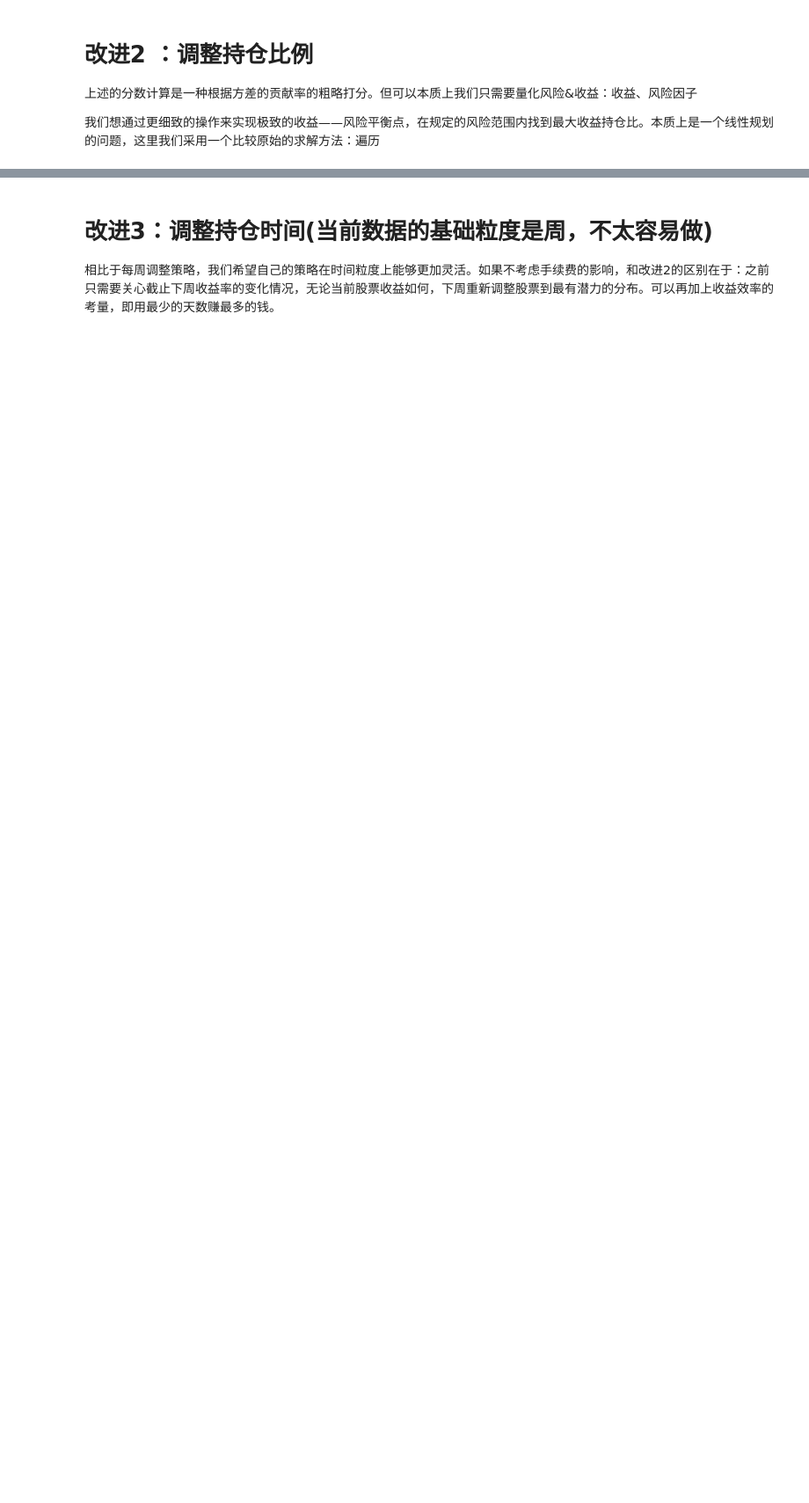
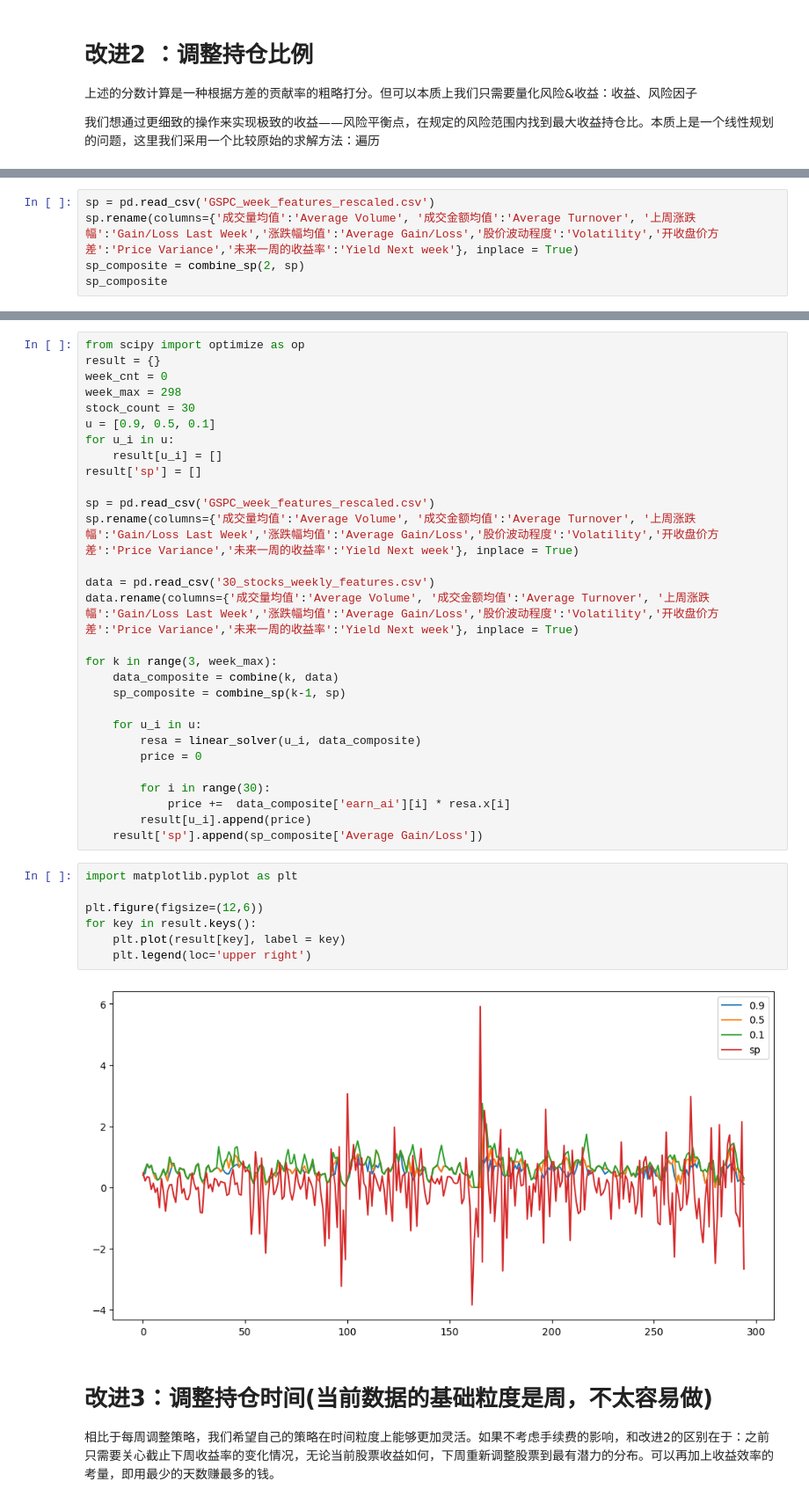
Before and after one commit to zhucebuliaole/MSBD5001_Quant, a Jupyter notebook: mini-project.ipynb, the cells around one changed output, grey strips where cells are left out. Shown at 88% size. Cells and saved outputs as stored; diff of their text form; blank space fills up the shorter version.

Commit message:
Complete improvement 2. Still need further improvement on calculation of risk/earn factors.

```diff
--- a/mini-project.ipynb
+++ b/mini-project.ipynb
@@ -224,0 +315,5 @@ data[['benifit_ei','risk_ai']]
+# %%
+sp = pd.read_csv('GSPC_week_features_rescaled.csv')
+sp.rename(columns={'成交量均值':'Average Volume', '成交金额均值':'Average Turnover', '上周涨跌幅':'Gain/Loss Last Week','涨跌幅均值':'Average Gain/Loss','股价波动程度':'Volatility','开收盘价方差':'Price Variance','未来一周的收益率':'Yield Next week'}, inplace = True)
+sp_composite = combine_sp(2, sp)
+sp_composite
@@ -225,3 +323,41 @@ data[['benifit_ei','risk_ai']]
+# %%
+from scipy import optimize as op
+result = {}
+week_cnt = 0
+week_max = 298
+stock_count = 30
+u = [0.9, 0.5, 0.1]
+for u_i in u:
+    result[u_i] = []
+result['sp'] = []
+
+sp = pd.read_csv('GSPC_week_features_rescaled.csv')
+sp.rename(columns={'成交量均值':'Average Volume', '成交金额均值':'Average Turnover', '上周涨跌幅':'Gain/Loss Last Week','涨跌幅均值':'Average Gain/Loss','股价波动程度':'Volatility','开收盘价方差':'Price Variance','未来一周的收益率':'Yield Next week'}, inplace = True)
+
+data = pd.read_csv('30_stocks_weekly_features.csv')
+data.rename(columns={'成交量均值':'Average Volume', '成交金额均值':'Average Turnover', '上周涨跌幅':'Gain/Loss Last Week','涨跌幅均值':'Average Gain/Loss','股价波动程度':'Volatility','开收盘价方差':'Price Variance','未来一周的收益率':'Yield Next week'}, inplace = True)
+
+for k in range(3, week_max):
+    data_composite = combine(k, data)
+    sp_composite = combine_sp(k-1, sp)
+
+    for u_i in u:
+        resa = linear_solver(u_i, data_composite)
+        price = 0
+
+        for i in range(30):
+            price +=  data_composite['earn_ai'][i] * resa.x[i]
+        result[u_i].append(price)
+    result['sp'].append(sp_composite['Average Gain/Loss'])
+# %%
+import matplotlib.pyplot as plt
+
+plt.figure(figsize=(12,6))
+for key in result.keys():
+    plt.plot(result[key], label = key)
+    plt.legend(loc='upper right')
+# %% [output]
+[figure, added]
 # %% [markdown]
 # 改进3：调整持仓时间(当前数据的基础粒度是周，不太容易做)
 相比于每周调整策略，我们希望自己的策略在时间粒度上能够更加灵活。如果不考虑手续费的影响，和改进2的区别在于：之前只需要关心截止下周收益率的变化情况，无论当前股票收益如何，下周重新调整股票到最有潜力的分布。可以再加上收益效率的考量，即用最少的天数赚最多的钱。
```
Also changed, not shown: parts of 19 cells of this notebook.
